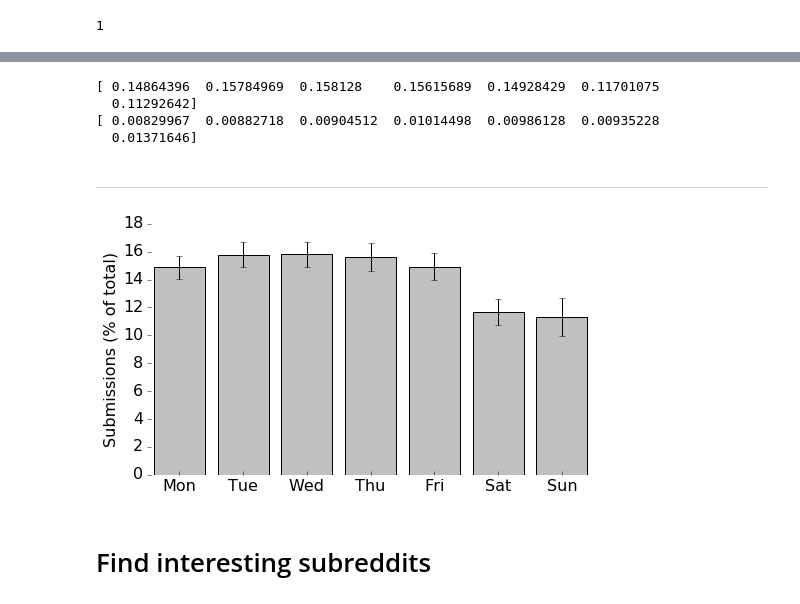
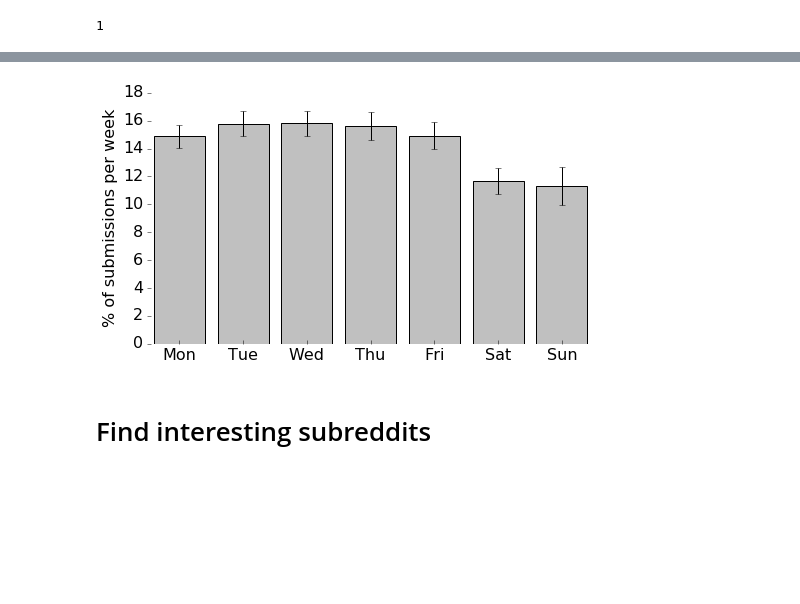
Before and after one commit to JeroenDelcour/redditStats, a Jupyter notebook: subreddits activity/subreddit video.ipynb, the cells around one changed output, grey strips where cells are left out. Cells and saved outputs as stored; diff of their text form; code cells hidden in the pictures; blank space fills up the shorter version.

```diff
--- a/subreddits activity/subreddit video.ipynb
+++ b/subreddits activity/subreddit video.ipynb
@@ -361,0 +383,3 @@ Wall time: 18min 4s
+# %%
+def moving_avg(x,N=7):
+    return np.convolve(x, np.ones((N,))/N, mode='same')
@@ -448,33 +542,17 @@ plt.show()
-# %%
-print np.mean(weekday_activity, axis=0)
-print np.std(weekday_activity, axis=0)
-# %% [output]
-[ 0.14864396  0.15784969  0.158128    0.15615689  0.14928429  0.11701075
-  0.11292642]
-[ 0.00829967  0.00882718  0.00904512  0.01014498  0.00986128  0.00935228
-  0.01371646]
-# %% [markdown]
-<hr>
-# %%
-weekday_activity = np.zeros(7)
-for i in range(7):
-    weekday_activity[i] = np.sum(data[:,629+i:][:,::7])
-# normalize
-weekday_activity = weekday_activity / np.sum(data[:,629:]) * 100
 # %%
 labels = ['Mon', 'Tue', 'Wed', 'Thu', 'Fri', 'Sat', 'Sun']
 
 plt.figure(figsize=(16/2,9/2))
 plt.bar(range(7), np.mean(weekday_activity, axis=0)*100, yerr=np.std(weekday_activity, axis=0)*100, ecolor='black', align='center', color='silver')
 plt.xticks(range(7), labels)
-plt.ylabel('Submissions (% of total)')
+plt.ylabel('% of submissions per week')
 plt.xlim([-0.5, 6.5])
 
 hide_spines()
 
 plt.show()
 # %% [output]
-[figure, old version]
+[figure, new version]
 # %% [markdown]
 # Find interesting subreddits
 # %% [markdown]
```
Also changed, not shown: parts of 19 cells of this notebook.
